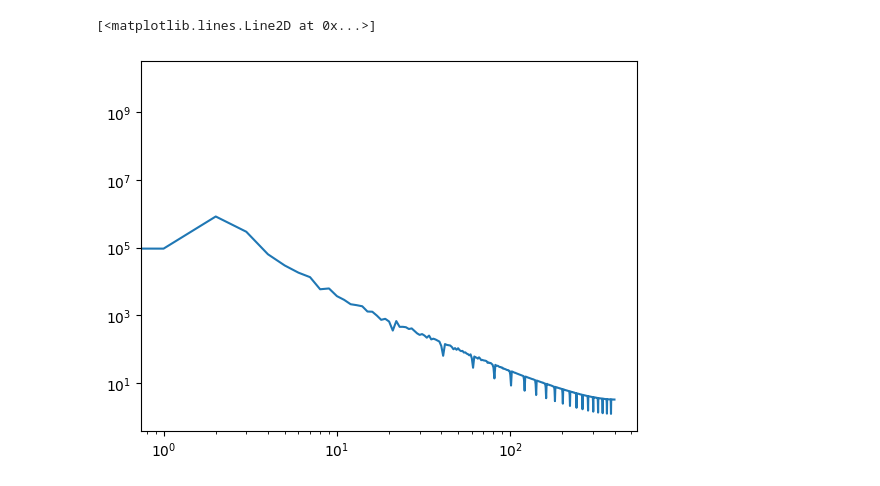
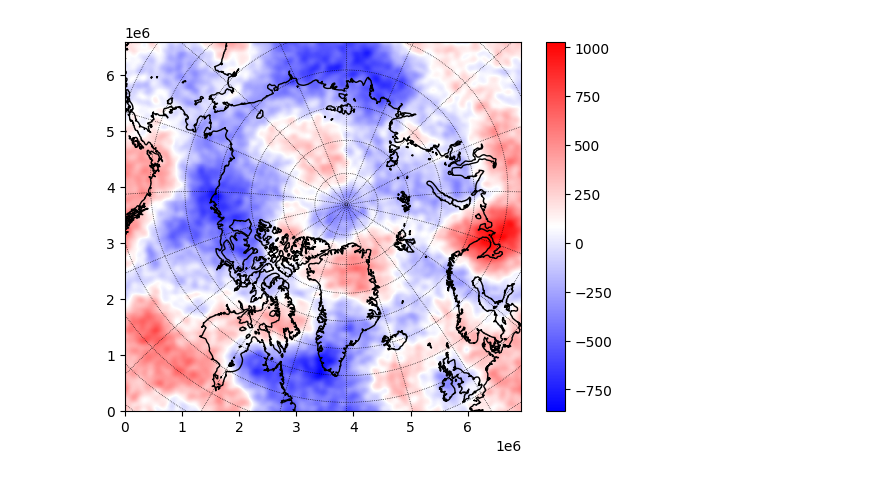
Before and after one commit to nansencenter/NEDAS, a Jupyter notebook: tutorials/perturb_forcing.ipynb, the cells around one changed output. Drawn from its saved outputs; the diff is of its cells as text; code cells hidden in the pictures.

```diff
--- a/tutorials/perturb_forcing.ipynb
+++ b/tutorials/perturb_forcing.ipynb
@@ -70,12 +101,0 @@ grid.plot_land(ax[1])
-# %%
-##visualize spectrum
-from diag import pwrspec2d
-
-wn, pwr = pwrspec2d(pres)
-
-fig, ax = plt.subplots(1,1)
-ax.loglog(wn, pwr)
-#ax.set_ylim(1e-4, 1)
-# %% [output]
-[<matplotlib.lines.Line2D at 0x...>]
-[figure, removed]
@@ -90,0 +102,21 @@ f = ABFileForcing(filename, 'w')
+# %%
+###Testing perturbation generator
+pres, u, v = random_pres_wind_perturb(grid,
+                                      6,                        ##dt, hours
+                                      None, None, None,         ##previous pres, u, v
+                                      300, 3,                 ##amplitudes for pres (Pa), wind (m/s) (std of pert)
+                                      [3, 20, 50], [1000, 1, 0], ##scales_sig, scale_wgt
+                                      72,                       ##time decorrelation scale, hours
+                                      True,                     ##pres_wind_relate
+                                      15.                       ##wlat
+                                     )
+# %%
+###visualize field
+fig, ax = plt.subplots(1,1)
+#grid.plot_vectors(ax, np.array([u, v]))
+#im = grid.plot_field(ax, pres, cmap='bwr')
+im = grid.plot_field(ax, u, cmap='bwr')
+plt.colorbar(im)
+grid.plot_land(ax, color='gray')
+# %% [output]
+[figure, added]
```
Also changed, not shown: parts of 10 cells of this notebook, 13 other files.
